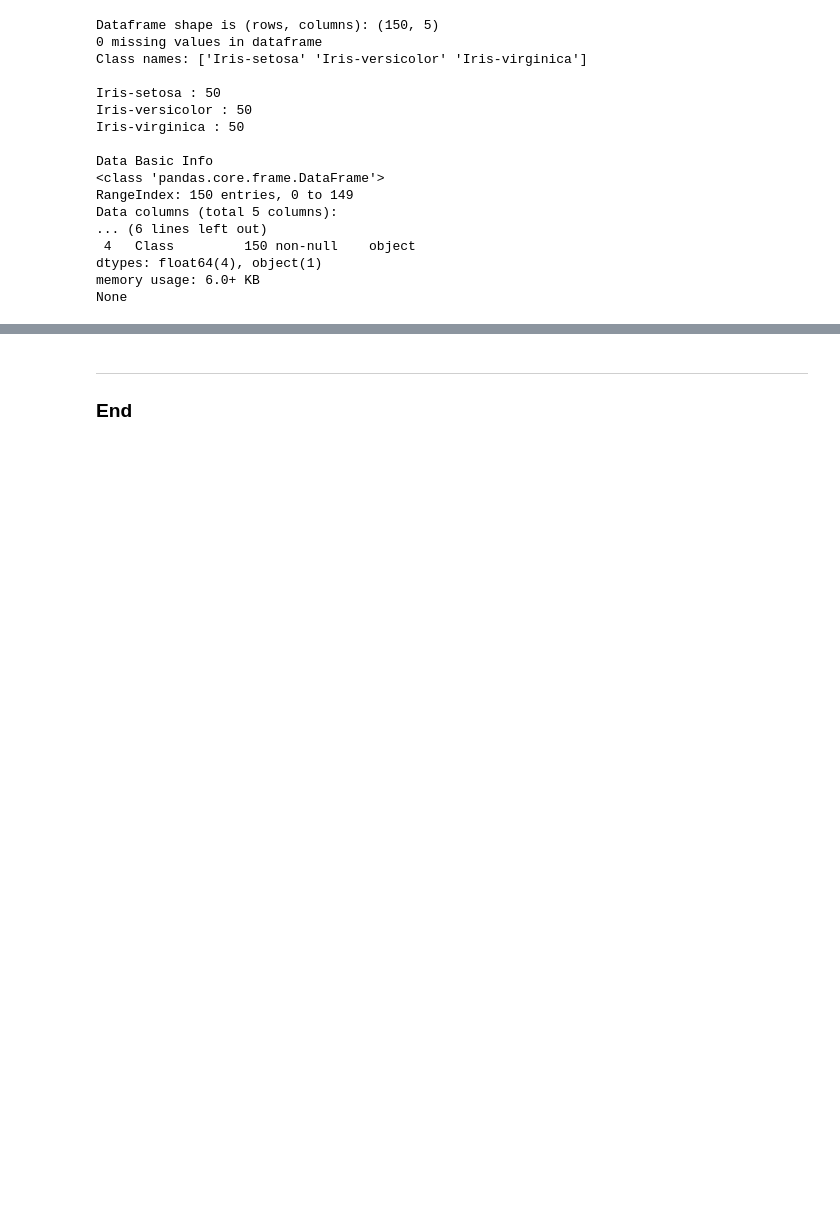
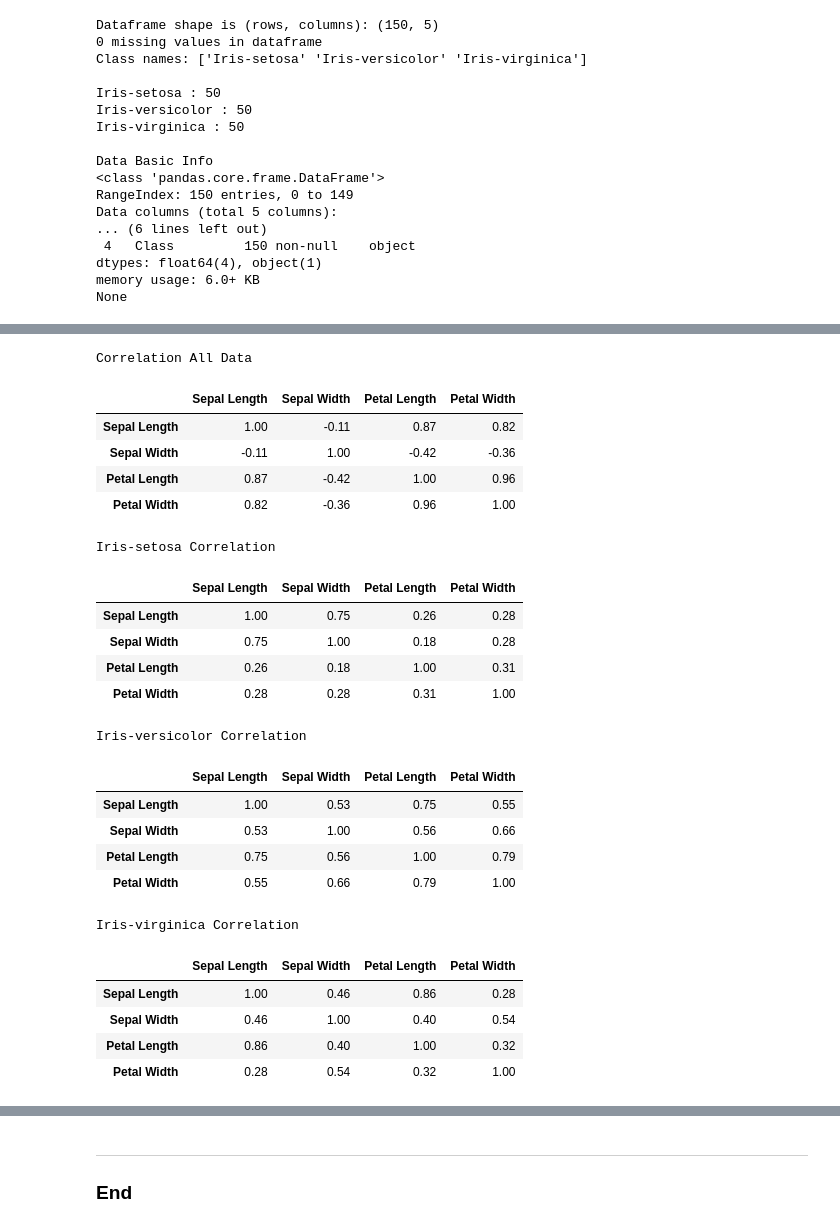
Before and after one commit to Eilis9/Fund_DA, a Jupyter notebook: project.ipynb, the cells around one changed output, grey strips where cells are left out. Drawn from its saved outputs; the diff is of its cells as text; code cells hidden in the pictures; blank space fills up the shorter version.

```diff
--- a/project.ipynb
+++ b/project.ipynb
@@ -36,3 +36,17 @@ import matplotlib.pyplot as plt
+# %%
+# Run pandas correlation method (Pearson)
+def get_corr(data):
+    return data.corr()
+
+# Styler for Jupyter notebook table display [12]
+def my_styler(df, precision, caption):
+    df_styler = df.style.format(precision=precision).set_caption(caption)
+    return df_styler
+
+# Styler to highlight values in a table [12]
+def styler_highlight_between(df_styler, left, right):
+    df_styler = df_styler.highlight_between(color='yellow', axis=0, left=left, right=right, inclusive='both', props=None)
+    return df_styler
 # %%
 # Data ingest
 # Read in the data from the source file - no header
@@ -124,3 +193,49 @@ data.describe()
+# %%
+# Run the Pearson's correlation on the full dataset (dropping non-numeric fields)
+df_corr_all = get_corr(data.drop(columns = "Class"))
+df_styler = my_styler(df_corr_all, 2, "Correlation All Data")
+# call the styler function to highlight high correlation values
+df_styler = styler_highlight_between(df_styler, 0.7, 0.99)
+df_styler = styler_highlight_between(df_styler, -0.99, -0.7)
+corr_styler_list = [df_styler]
+for item in class_names:
+    # Extract the data related to one class of iris
+    iris_data = data[data["Class"] == item].copy()
+    # Strip the class column before passing to function
+    iris_data.drop(columns = "Class", inplace=True)
+    df_corr =  get_corr(iris_data)
+    df_styler = my_styler(df_corr, 2, item + " Correlation")
+    df_styler = styler_highlight_between(df_styler, 0.7, 0.99)
+    df_styler = styler_highlight_between(df_styler, -0.99, -0.7)
+    corr_styler_list.append(df_styler)
+
+for item in corr_styler_list:
+    display(item)
+# %% [output]
+Correlation All Data
+|  | Sepal Length | Sepal Width | Petal Length | Petal Width |
+| Sepal Length | 1.00 | -0.11 | 0.87 | 0.82 |
+| Sepal Width | -0.11 | 1.00 | -0.42 | -0.36 |
+| Petal Length | 0.87 | -0.42 | 1.00 | 0.96 |
+| Petal Width | 0.82 | -0.36 | 0.96 | 1.00 |
+Iris-setosa Correlation
+|  | Sepal Length | Sepal Width | Petal Length | Petal Width |
+| Sepal Length | 1.00 | 0.75 | 0.26 | 0.28 |
+| Sepal Width | 0.75 | 1.00 | 0.18 | 0.28 |
+| Petal Length | 0.26 | 0.18 | 1.00 | 0.31 |
+| Petal Width | 0.28 | 0.28 | 0.31 | 1.00 |
+Iris-versicolor Correlation
+|  | Sepal Length | Sepal Width | Petal Length | Petal Width |
+| Sepal Length | 1.00 | 0.53 | 0.75 | 0.55 |
+| Sepal Width | 0.53 | 1.00 | 0.56 | 0.66 |
+| Petal Length | 0.75 | 0.56 | 1.00 | 0.79 |
+| Petal Width | 0.55 | 0.66 | 0.79 | 1.00 |
+Iris-virginica Correlation
+|  | Sepal Length | Sepal Width | Petal Length | Petal Width |
+| Sepal Length | 1.00 | 0.46 | 0.86 | 0.28 |
+| Sepal Width | 0.46 | 1.00 | 0.40 | 0.54 |
+| Petal Length | 0.86 | 0.40 | 1.00 | 0.32 |
+| Petal Width | 0.28 | 0.54 | 0.32 | 1.00 |
 # %% [markdown]
 ## References
 
```
Also changed, not shown: parts of 10 cells of this notebook, 4 other files.
